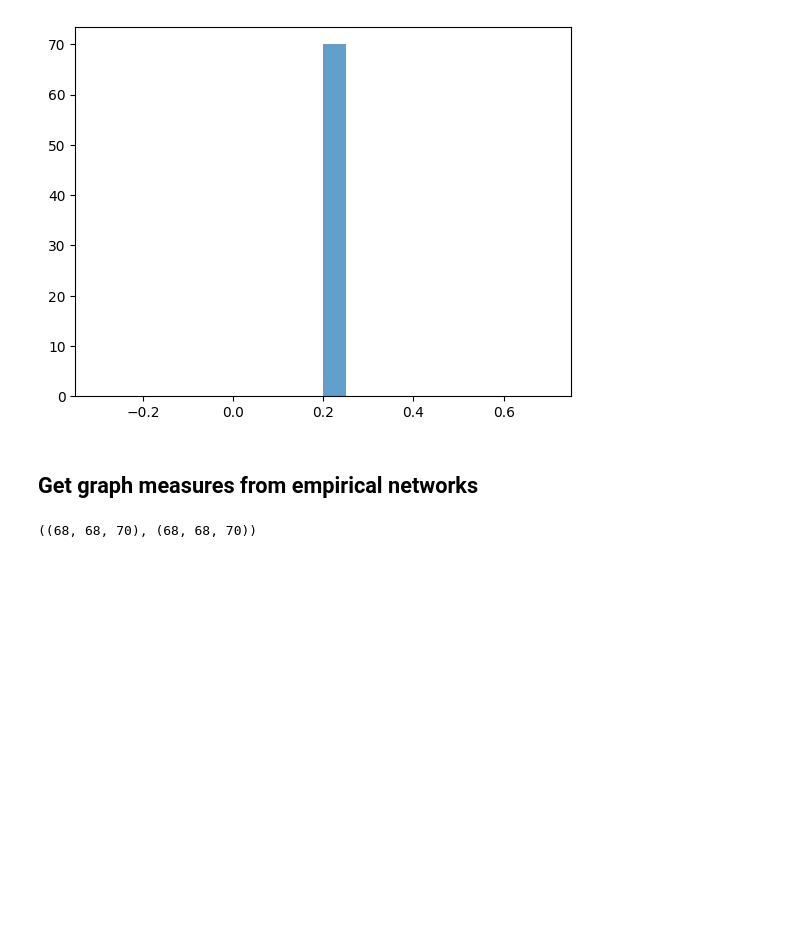
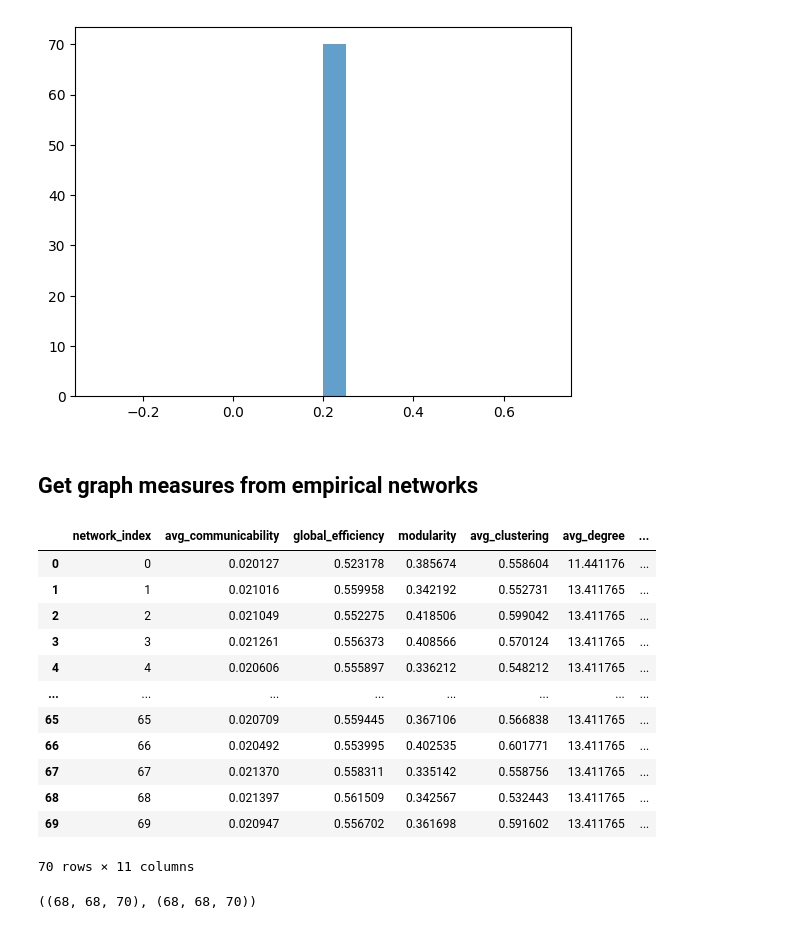
Before and after one commit to ad045/simba, a Jupyter notebook: 01_preprocessing.ipynb, the cells around one changed output. Saved outputs shown, nothing was run; the diff lists cells and outputs as text; code cells hidden in the pictures; blank space fills up the shorter version.

```diff
--- a/01_preprocessing.ipynb
+++ b/01_preprocessing.ipynb
@@ -267,22 +267,39 @@ densities (mean ± sd) : 0.20018 ± 0.00000
 # assume analyze_connectomes has been defined earlier
 from src.structural_analysis.graph_measures import analyze_connectomes
 
-df_graph_measures_bin = analyze_connectomes(connectomes=connectomes_binarized,
+df_graph_measures_bin = pd.DataFrame(analyze_connectomes(connectomes=connectomes_binarized,
                                   distance_matrix=dist_mat,
                                   comm_mode='estrada_scaled',
                                   rich_nodes_global=None,
                                   rich_top_percent=0.20
-                                  )
+                                  ))
 
-df_graph_measures_all = analyze_connectomes(connectomes=all_connectomes,
+
+df_graph_measures_all = pd.DataFrame(analyze_connectomes(connectomes=all_connectomes,
                                   distance_matrix=dist_mat,
                                   comm_mode='estrada_scaled',
                                   rich_nodes_global=None,
                                   rich_top_percent=0.20
-                                  )
+                                  ))
 # save the dataframes
 df_graph_measures_bin.to_csv(PREPROCESSED_PATH + "/df_graph_measures_bin.csv")
 df_graph_measures_all.to_csv(PREPROCESSED_PATH + "/df_graph_measures_all.csv")
+# %%
+df_graph_measures_bin
+# %% [output]
+|  | network_index | avg_communicability | global_efficiency | modularity | avg_clustering | avg_degree | ... |
+| 0 | 0 | 0.020127 | 0.523178 | 0.385674 | 0.558604 | 11.441176 | ... |
+| 1 | 1 | 0.021016 | 0.559958 | 0.342192 | 0.552731 | 13.411765 | ... |
+| 2 | 2 | 0.021049 | 0.552275 | 0.418506 | 0.599042 | 13.411765 | ... |
+| 3 | 3 | 0.021261 | 0.556373 | 0.408566 | 0.570124 | 13.411765 | ... |
+| 4 | 4 | 0.020606 | 0.555897 | 0.336212 | 0.548212 | 13.411765 | ... |
+| ... | ... | ... | ... | ... | ... | ... | ... |
+| 65 | 65 | 0.020709 | 0.559445 | 0.367106 | 0.566838 | 13.411765 | ... |
+| 66 | 66 | 0.020492 | 0.553995 | 0.402535 | 0.601771 | 13.411765 | ... |
+| 67 | 67 | 0.021370 | 0.558311 | 0.335142 | 0.558756 | 13.411765 | ... |
+| 68 | 68 | 0.021397 | 0.561509 | 0.342567 | 0.532443 | 13.411765 | ... |
+| 69 | 69 | 0.020947 | 0.556702 | 0.361698 | 0.591602 | 13.411765 | ... |
+70 rows × 11 columns
 # %%
 # connectomes_binarized.T.shape, all_connectomes.T.shape # (68, 68, 70) -> (n, n, S)
 # %% [output]
```
Also changed, not shown: 13 other files.
